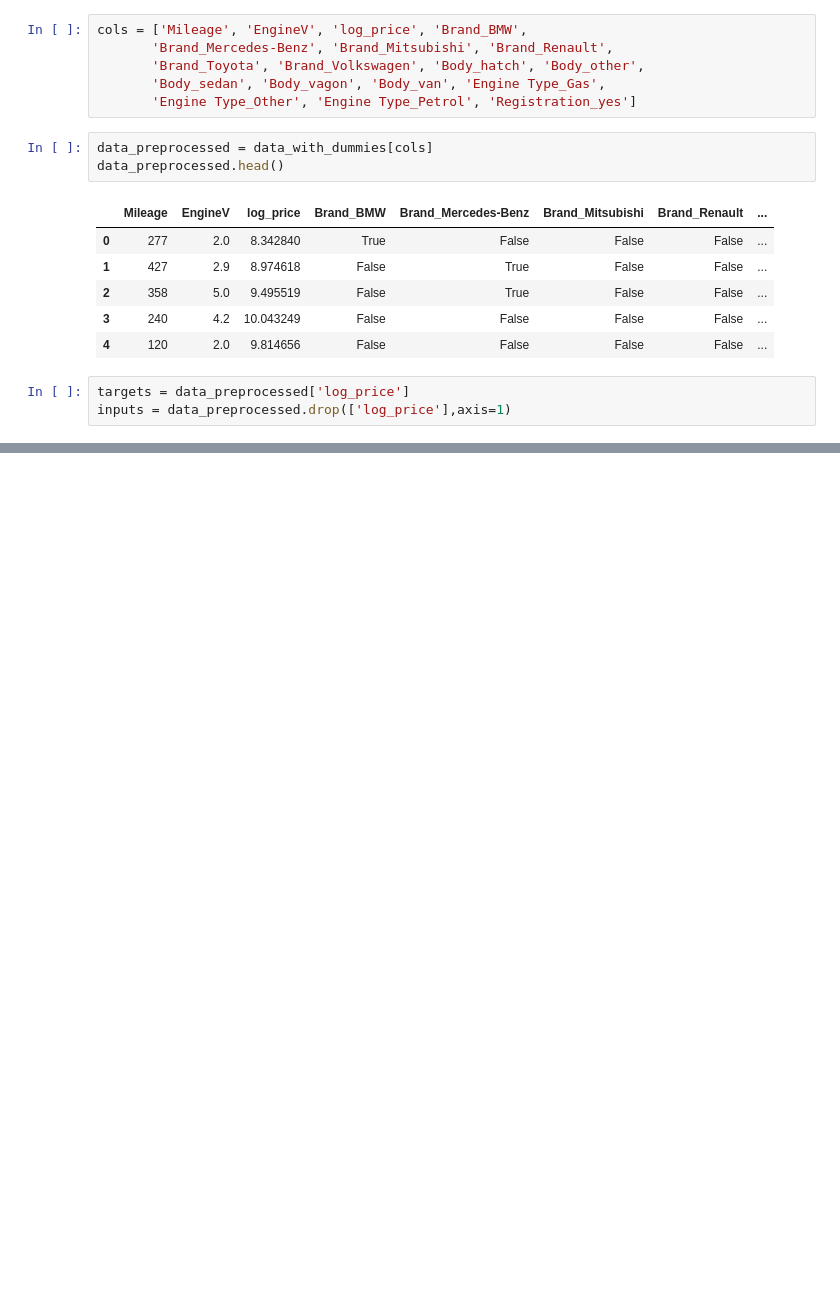
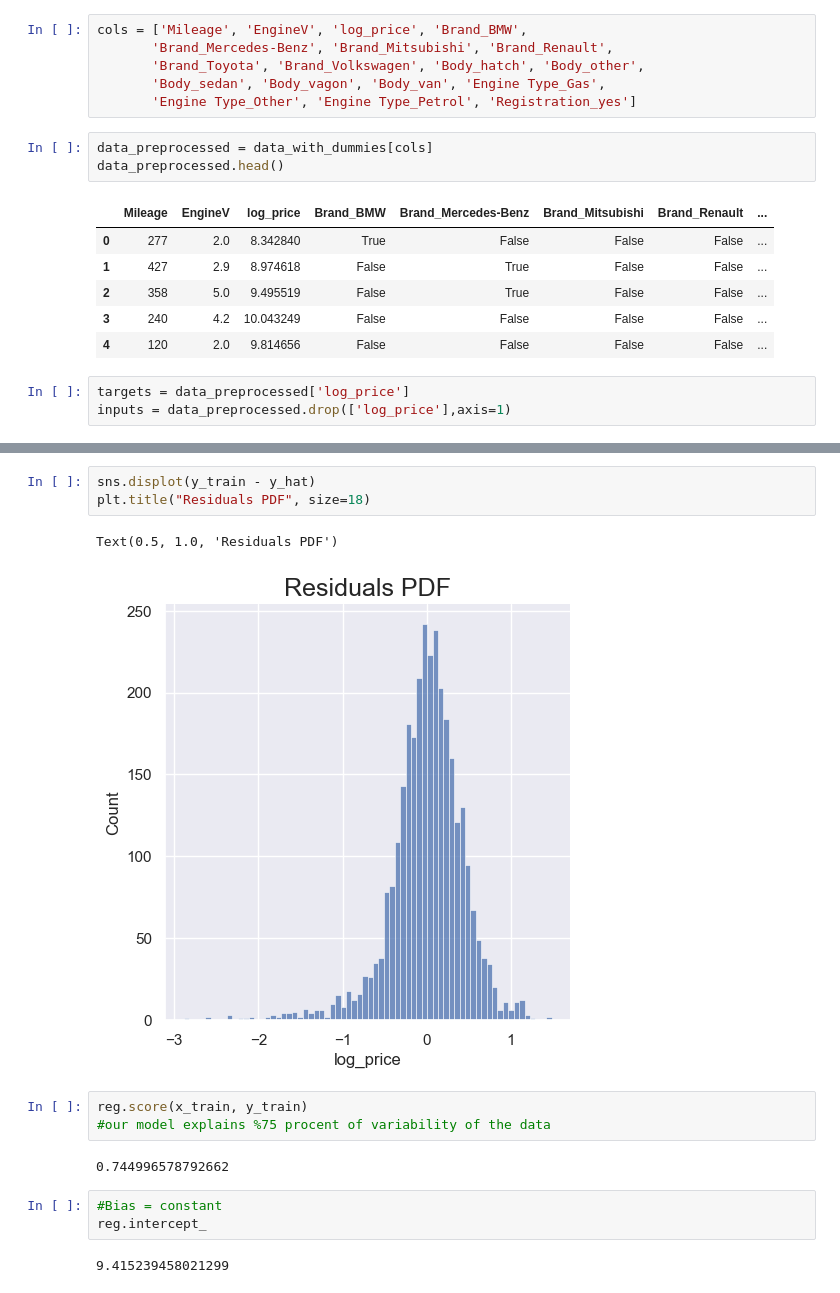
Before and after one commit to Kyotun/ML, a Jupyter notebook: car_price/main.ipynb, the cells around one changed output, grey strips where cells are left out. Cells and saved outputs as stored; diff of their text form; blank space fills up the shorter version.

```diff
--- a/car_price/main.ipynb
+++ b/car_price/main.ipynb
@@ -292,0 +331,16 @@ inputs = data_preprocessed.drop(['log_price'],axis=1)
+# %%
+sns.displot(y_train - y_hat)
+plt.title("Residuals PDF", size=18)
+# %% [output]
+Text(0.5, 1.0, 'Residuals PDF')
+[figure, added]
+# %%
+reg.score(x_train, y_train)
+#our model explains %75 procent of variability of the data
+# %% [output]
+0.744996578792662
+# %%
+#Bias = constant
+reg.intercept_
+# %% [output]
+9.415239458021299
```
Also changed, not shown: parts of 9 cells of this notebook.
